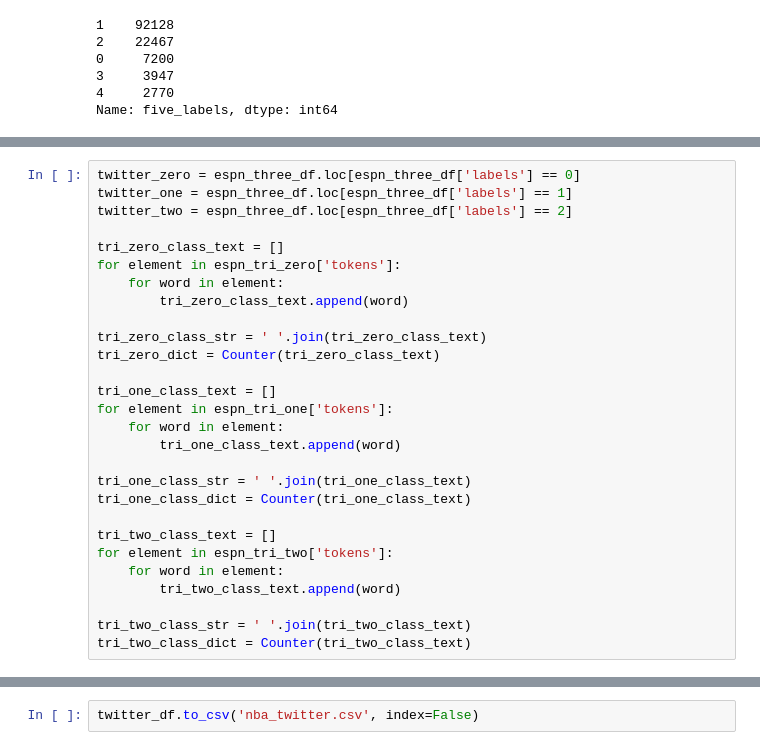
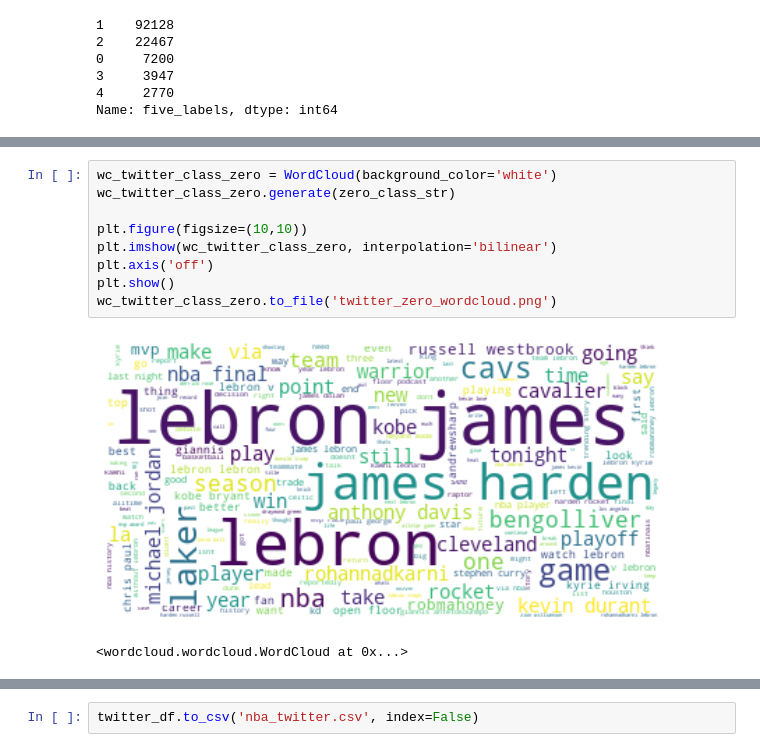
Before and after one commit to jeremy-lee93/capstone-project, a Jupyter notebook: scraping_tweets.ipynb, the cells around one changed output, grey strips where cells are left out. Saved outputs shown, nothing was run; the diff lists cells and outputs as text.

```diff
--- a/scraping_tweets.ipynb
+++ b/scraping_tweets.ipynb
@@ -547,31 +547,3 @@ twitter_df.loc[twitter_df['five_labels'] == 4].sample(n=100, random_state=42)
 | 112468 | 2017-06-13 14:56:06 | The top Wizard free agent signing... | HoopsHype | [top, wizard, free, agent, signin... | 0 | 0 | 0 | 4 |
 | 58648 | 2016-06-29 20:43:38 | The 5 best free agency fits for H... | SI | [5, best, free, agency, fit, hass... | 0 | 0 | 0 | 4 |
 | 12934 | 2016-06-21 14:24:24 | Sources: New York Knicks forward ... | Yahoo | [source, new, york, knicks, forwa... | 0 | 0 | 0 | 4 |
-# %%
-twitter_zero = espn_three_df.loc[espn_three_df['labels'] == 0]
-twitter_one = espn_three_df.loc[espn_three_df['labels'] == 1]
-twitter_two = espn_three_df.loc[espn_three_df['labels'] == 2]
-
-tri_zero_class_text = []
-for element in espn_tri_zero['tokens']:
-    for word in element:
-        tri_zero_class_text.append(word)
-
-tri_zero_class_str = ' '.join(tri_zero_class_text)
-tri_zero_dict = Counter(tri_zero_class_text)
-
-tri_one_class_text = []
-for element in espn_tri_one['tokens']:
-    for word in element:
-        tri_one_class_text.append(word)
-
-tri_one_class_str = ' '.join(tri_one_class_text)
-tri_one_class_dict = Counter(tri_one_class_text)
-
-tri_two_class_text = []
-for element in espn_tri_two['tokens']:
-    for word in element:
-        tri_two_class_text.append(word)
-
-tri_two_class_str = ' '.join(tri_two_class_text)
-tri_two_class_dict = Counter(tri_two_class_text)
@@ -579,0 +670,12 @@ NameError: name 'espn_three_df' is not defined
+# %%
+wc_twitter_class_zero = WordCloud(background_color='white')
+wc_twitter_class_zero.generate(zero_class_str)
+
+plt.figure(figsize=(10,10))
+plt.imshow(wc_twitter_class_zero, interpolation='bilinear')
+plt.axis('off')
+plt.show()
+wc_twitter_class_zero.to_file('twitter_zero_wordcloud.png')
+# %% [output]
+[figure, added]
+<wordcloud.wordcloud.WordCloud at 0x...>
```
Also changed, not shown: parts of 16 cells of this notebook, 9 other files.
